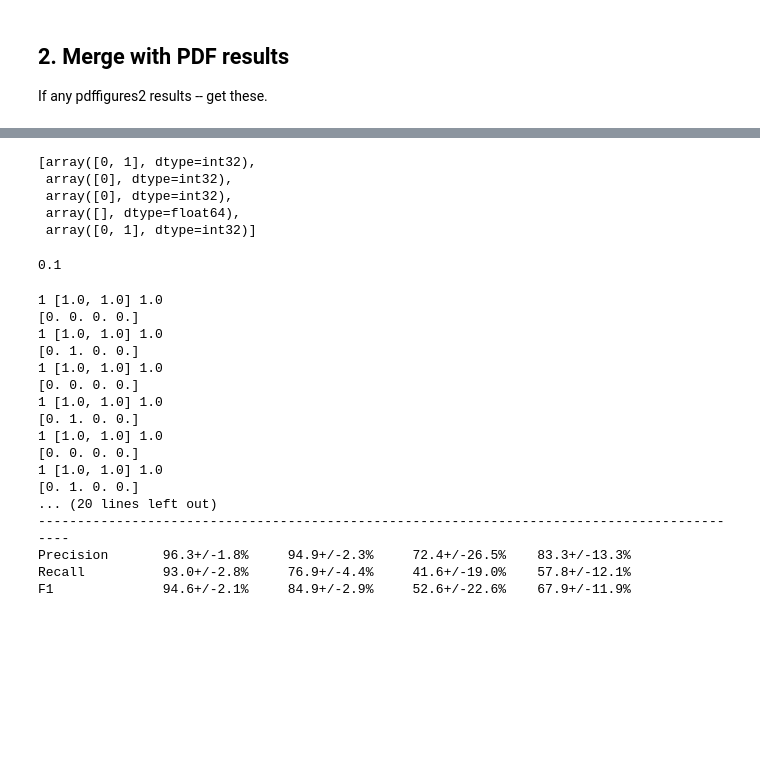
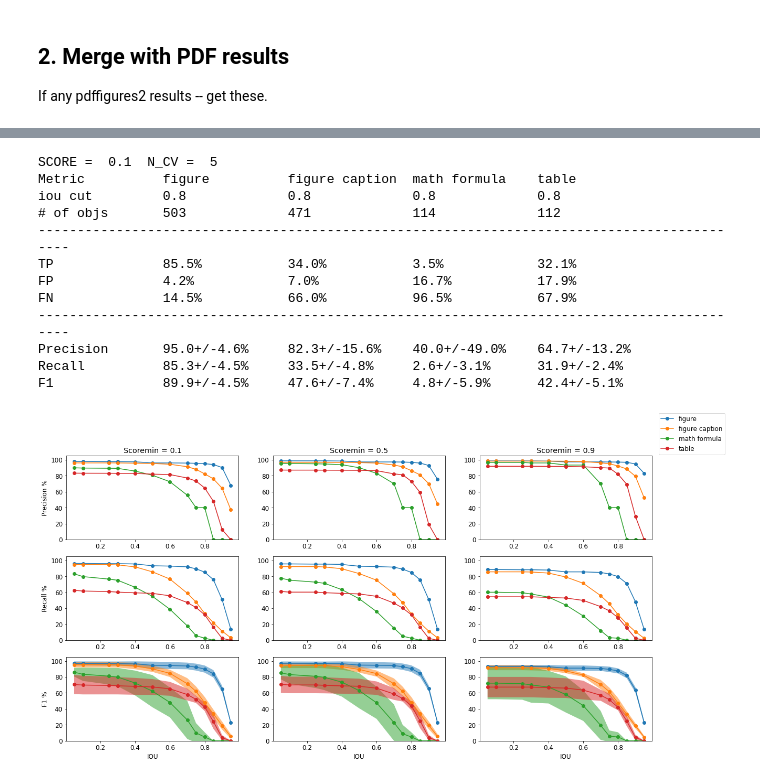
Before and after one commit to ReadingTimeMachine/figure_and_caption_extraction, a Jupyter notebook: explore_calculate_metrics.ipynb, the cells around one changed output, grey strips where cells are left out. Cells and saved outputs as stored; diff of their text form; code cells hidden in the pictures; blank space fills up the shorter version.

Commit message:
metrics

```diff
--- a/explore_calculate_metrics.ipynb
+++ b/explore_calculate_metrics.ipynb
@@ -525,20 +455,8 @@ slabels_cleaned[:5]
-# %%
-labels_pdf[:5]
-# %% [output]
-[array([0, 1], dtype=int32),
- array([0], dtype=int32),
- array([0], dtype=int32),
- array([], dtype=float64),
- array([0, 1], dtype=int32)]
-# %%
-scoremin
-# %% [output]
-0.1
 # %%
 #boxes_pdf, labels_pdf, scores_pdf
 TPs, FPs, FNs, totalTrues = calc_base_metrics_allboxes_cv(LABELS,[scoremin],ioumin_per_label2,
-                                              truebox1,boxes_pdf, labels_pdf, scores_pdf,
-                                                          n_folds_cv=n_folds_cv)
+                                              truebox,boxes_pdf, labels_pdf, scores_pdf,
+                                                          n_folds_cv=n_folds_cv,seed=5)
 totalTrue = totalTrues.sum(axis=1).astype('int') # collapse onto 1 axis
 TP = np.diagonal(TPs[:,0,:,:].sum(axis=2)) # sum across all CV, then for the right IOU
 FP = np.diagonal(FPs[:,0,:,:].sum(axis=2)) # sum across all CV, then for the right IOU
@@ -559,20 +477,15 @@ print_metrics_table(totalTrue,TP,FP,FN,
                         precision, precision_std, recall, recall_std,f1,f1_std,
                         LABELS, scoremin, n_folds_cv, ioumin_per_label2)
 # %% [output]
-1 [1.0, 1.0] 1.0
-[0. 0. 0. 0.]
-1 [1.0, 1.0] 1.0
-[0. 1. 0. 0.]
-1 [1.0, 1.0] 1.0
-[0. 0. 0. 0.]
-1 [1.0, 1.0] 1.0
-[0. 1. 0. 0.]
-1 [1.0, 1.0] 1.0
-[0. 0. 0. 0.]
-1 [1.0, 1.0] 1.0
-[0. 1. 0. 0.]
-... (20 lines left out)
+SCORE =  0.1  N_CV =  5
+Metric          figure          figure caption  math formula    table
+iou cut         0.8             0.8             0.8             0.8
+# of objs       503             471             114             112
 --------------------------------------------------------------------------------------------
-Precision       96.3+/-1.8%     94.9+/-2.3%     72.4+/-26.5%    83.3+/-13.3%
-Recall          93.0+/-2.8%     76.9+/-4.4%     41.6+/-19.0%    57.8+/-12.1%
-F1              94.6+/-2.1%     84.9+/-2.9%     52.6+/-22.6%    67.9+/-11.9%
+TP              85.5%           34.0%           3.5%            32.1%
+FP              4.2%            7.0%            16.7%           17.9%
+FN              14.5%           66.0%           96.5%           67.9%
+--------------------------------------------------------------------------------------------
+Precision       95.0+/-4.6%     82.3+/-15.6%    40.0+/-49.0%    64.7+/-13.2%
+Recall          85.3+/-4.5%     33.5+/-4.8%     2.6+/-3.1%      31.9+/-2.4%
+F1              89.9+/-4.5%     47.6+/-7.4%     4.8+/-5.9%      42.4+/-5.1%
@@ -578,0 +501,34 @@ F1              94.6+/-2.1%     84.9+/-2.9%     52.6+/-22.6%    67.9+/-11.9%
+# %%
+if len(scoreminVec) == 1:
+    fig, ax = plt.subplots(3,len(scoreminVec),  figsize=(10,10))
+    ax = np.array([ax,ax]).T
+else:
+    fig, ax = plt.subplots(3,len(scoreminVec),  figsize=(20,10))
+
+ps = []
+for i in range(len(scoreminVec)):
+    for k in range(len(LABELS)): p1, = ax[0][i].plot(iouvec,precision[k,i,:],'o-')
+    ps.append(p1)
+    ax[0][i].set_title('Scoremin = '+str(scoreminVec[i]))
+    ax[0][0].set_ylabel('Precision %')
+    ax[0][i].set_ylim(0,105)
+
+    for k in range(len(LABELS)): ax[1][i].plot(iouvec,recall[k,i,:], 'o-')
+    ax[1][0].set_ylabel('Recall %')
+    ax[1][i].set_ylim(0,105)
+
+    for k in range(len(LABELS)):
+        ax[2][i].plot(iouvec,f1[k,i,:], 'o-')
+        # include stddev
+        ax[2][i].fill_between(iouvec, f1[k,i,:]-f1_std[k,i,:], f1[k,i,:]+f1_std[k,i,:], alpha=0.5)
+
+    ax[2][0].set_ylabel('F1 %')
+    ax[2][i].set_ylim(0,105)
+
+    ax[-1][i].set_xlabel('IOU')
+
+fig.legend(ps, labels=LABELS)
+matplotlib.rcParams.update({'font.size': 12})
+plt.show()
+# %% [output]
+[figure, added]
```
Also changed, not shown: parts of 59 cells of this notebook, 1 other file.
